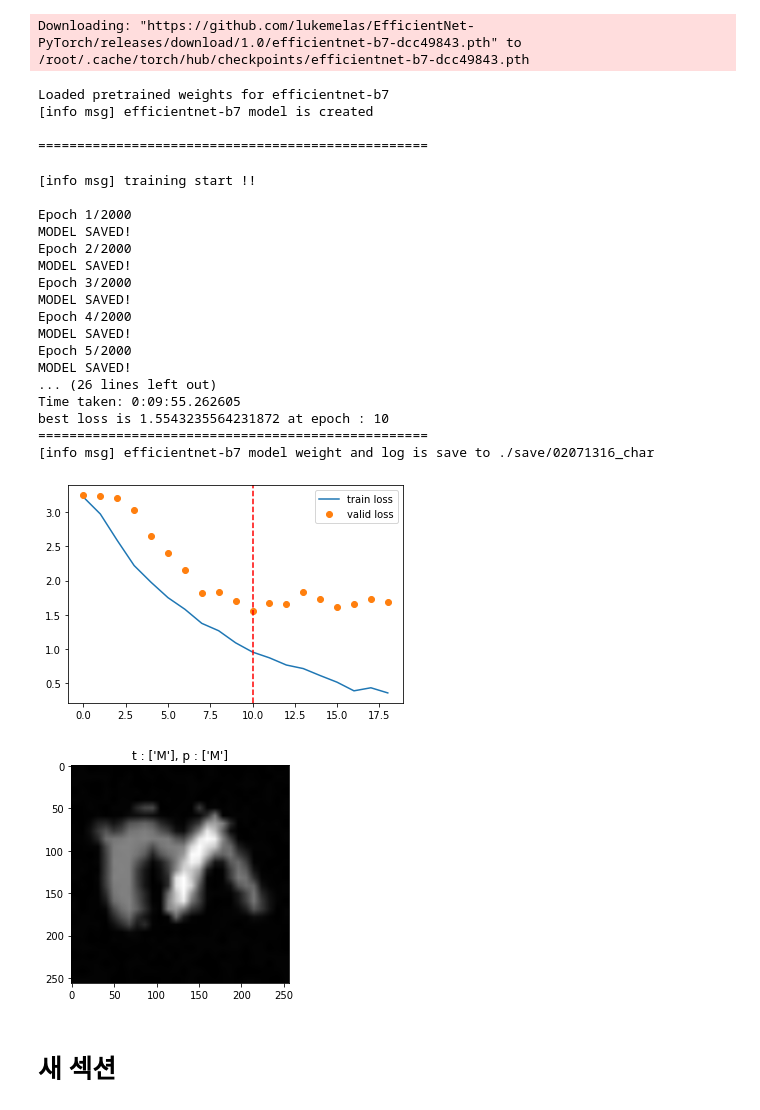
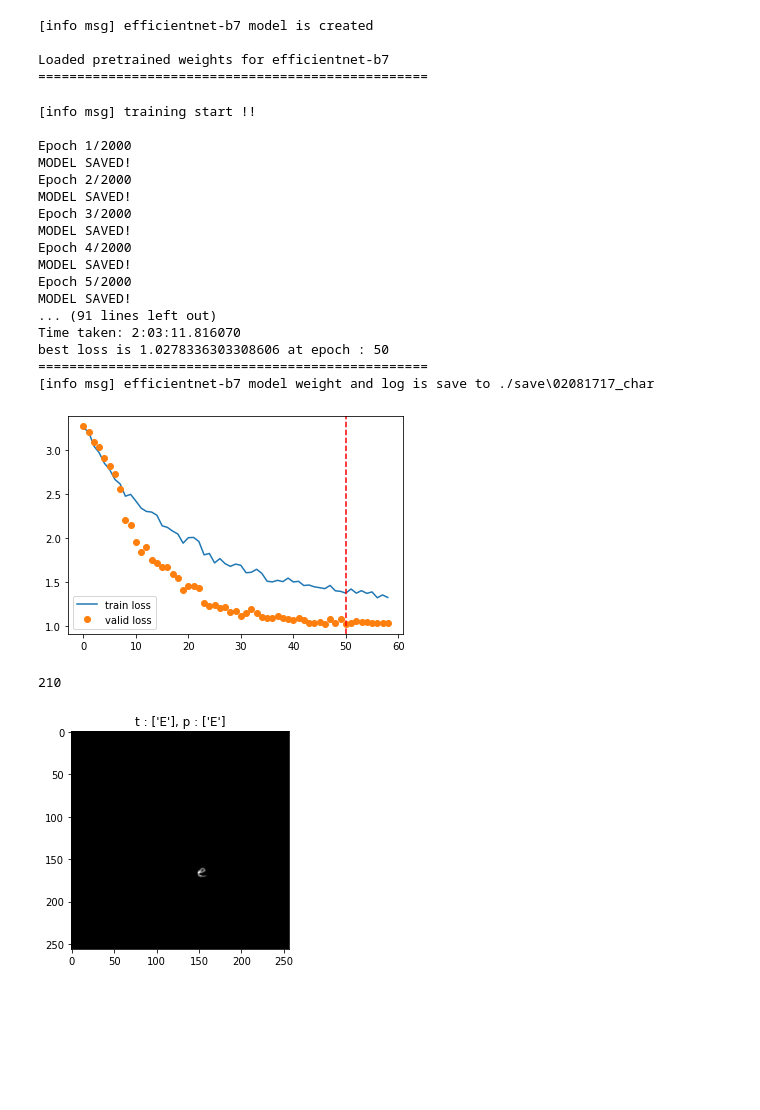
Before and after one commit to hyunseoki/dacon_dirty_mnist_1st, a Jupyter notebook: train_char.ipynb, the cells around one changed output. Drawn from its saved outputs; the diff is of its cells as text; code cells hidden in the pictures; blank space fills up the shorter version.

```diff
--- a/train_char.ipynb
+++ b/train_char.ipynb
@@ -28,8 +17,8 @@ from datetime import datetime
 from sklearn.preprocessing import LabelEncoder
 from torchvision import transforms
 # %%
-device = torch.device("cuda:0" if torch.cuda.is_available() else "cpu")
-# device = 'cpu'
+device = torch.device("cuda:1" if torch.cuda.is_available() else "cpu")
+# device = 'cuda'
 print('Device : {}'.format(device))
 
 args = easydict.EasyDict({
@@ -39,7 +28,7 @@ args = easydict.EasyDict({
     "resume": None,
 
     "lr": 1e-4,
-    "batch_size": 4,
+    "batch_size": 16,
     "epochs": 2000,
     "patient": 8,
 
@@ -48,4 +37,6 @@ args = easydict.EasyDict({
 
 util.seed_everything(777)
 assert os.path.isfile(args.mnist_fn), 'wrong path'
+if args.resume:
+    assert os.path.isfile(args.resume), 'wrong path'
 # %% [output]
@@ -104,12 +93,13 @@ class DatasetOldMNIST(torch.utils.data.Dataset):
 train_transforms = albumentations.Compose([
     albumentations.RandomRotate90(),
     albumentations.VerticalFlip(),
-    albumentations.CLAHE(),
+    # albumentations.CLAHE(),
     albumentations.ShiftScaleRotate(),
-    albumentations.OneOf([
-        albumentations.Perspective(p=1),
-        albumentations.ElasticTransform(p=1),
-    ], p=1),
+    albumentations.ElasticTransform(p=0.5),
+    # albumentations.OneOf([
+    #     albumentations.Perspective(p=1),
+
+    # ], p=1),
     albumentations.augmentations.Cutout(num_holes=16, max_h_size=15, max_w_size=15, fill_value=0),
     albumentations.pytorch.ToTensorV2(),
 ])
@@ -118,7 +108,7 @@ valid_transforms = albumentations.Compose([
     albumentations.pytorch.transforms.ToTensor()
 ])
 # %%
-df = pd.read_csv(args.mnist_fn)[:400]
+df = pd.read_csv(args.mnist_fn)
 
 images = df.drop(['id', 'digit', 'letter'], axis=1).values
 images = images.reshape(-1, 28, 28)
@@ -154,10 +144,23 @@ valid_data_loader = torch.utils.data.DataLoader(
         shuffle = False,
     )
 
+model = None
 
-model = model = EfficientNet.from_pretrained(args.model, in_channels=1, num_classes=26, dropout_rate=0.3)
-print('[info msg] {} model is created\n'.format(args.model))
-print('=' * 50)
+if(args.resume):
+    model = EfficientNet.from_name(args.model, in_channels=1, num_classes=26, dropout_rate=0.3)
+    if args.device is 'cuda' and torch.cuda.device_count() > 1 :
+        model = torch.nn.DataParallel(model)
+    model.load_state_dict(torch.load(args.resume))
+    print('[info msg] pre-trained weight is loaded !!\n')
+    print(args.resume)
+    print('=' * 50)
+
+else:
+    print('[info msg] {} model is created\n'.format(args.model))
+    model = EfficientNet.from_pretrained(args.model, in_channels=1, num_classes=26, dropout_rate=0.3)
+    if args.device is 'cuda' and torch.cuda.device_count() > 1 :
+        model = torch.nn.DataParallel(model)
+    print('=' * 50)
 
 optimizer = torch.optim.Adam(model.parameters(), args.lr)
 criterion = torch.nn.CrossEntropyLoss()
@@ -169,11 +172,10 @@ scheduler = ReduceLROnPlateau(
     verbose=True
     )
 # %% [output]
-Downloading: "https://github.com/lukemelas/EfficientNet-PyTorch/releases/download/1.0/efficientnet-b7-dcc49843.pth" to /root/.cache/torch/hub/checkpoints/efficientnet-b7-dcc49843.pth
+[info msg] efficientnet-b7 model is created
+
+Loaded pretrained weights for efficientnet-b7
+==================================================
-Loaded pretrained weights for efficientnet-b7
-[info msg] efficientnet-b7 model is created
-
-==================================================
 # %%
 train_error = []
 valid_error = []
@@ -196,9 +198,6 @@ if(args.resume):
 print('[info msg] training start !!\n')
 
 startTime = datetime.now()
-
-if args.device is 'cuda' and torch.cuda.device_count() > 1 :
-    model = torch.nn.DataParallel(model)
 
 model.to(device)
 
@@ -282,25 +281,25 @@ Epoch 4/2000
 MODEL SAVED!
 Epoch 5/2000
 MODEL SAVED!
-... (26 lines left out)
-Time taken: 0:09:55.262605
-best loss is 1.5543235564231872 at epoch : 10
+... (91 lines left out)
+Time taken: 2:03:11.816070
+best loss is 1.0278336303308606 at epoch : 50
 ==================================================
-[info msg] efficientnet-b7 model weight and log is save to ./save/02071316_char
+[info msg] efficientnet-b7 model weight and log is save to ./save\02081717_char
-[figure, old version]
+[figure, new version]
 # %%
-idx = np.random.randint(len(valid_data_loader))
+idx = np.random.randint(len(valid_set))
 
+print(idx)
 image_t, label_t = valid_set[idx]
 
 model.eval()
 pred_t = model(torch.unsqueeze(image_t, axis=0).float().to(args.device))
 pred = np.argmax(pred_t.detach().to('cpu').numpy())
 
 plt.title(f't : {encoder.inverse_transform([label_t])}, p : {encoder.inverse_transform([pred])}')
 plt.imshow(transforms.ToPILImage()(image_t), 'gray')
 plt.show()
 # %% [output]
+210
-[figure, old version]
+[figure, new version]
-# %% [markdown]
-# 새 섹션
```
Also changed, not shown: parts of 5 cells of this notebook, 1 other file.
